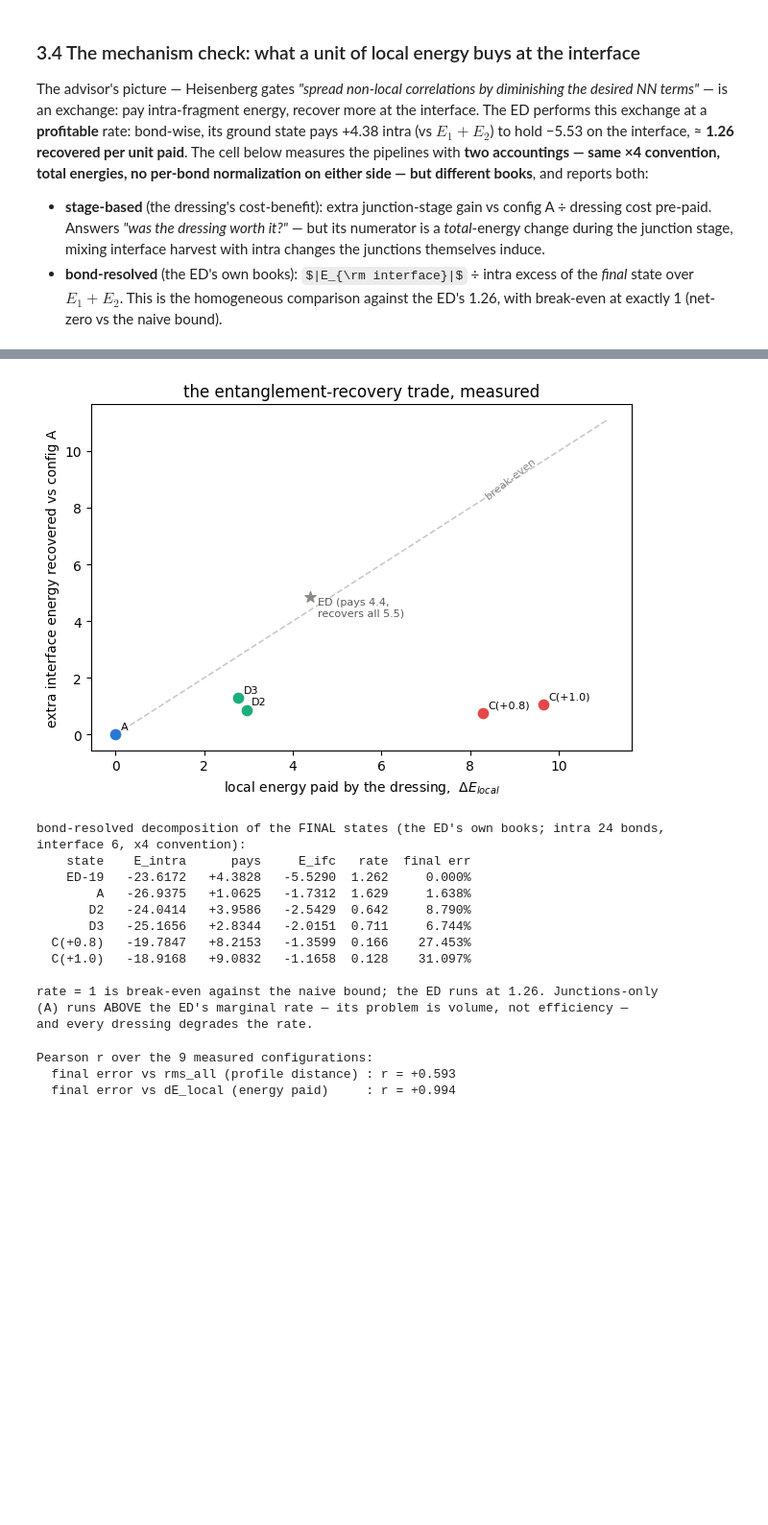
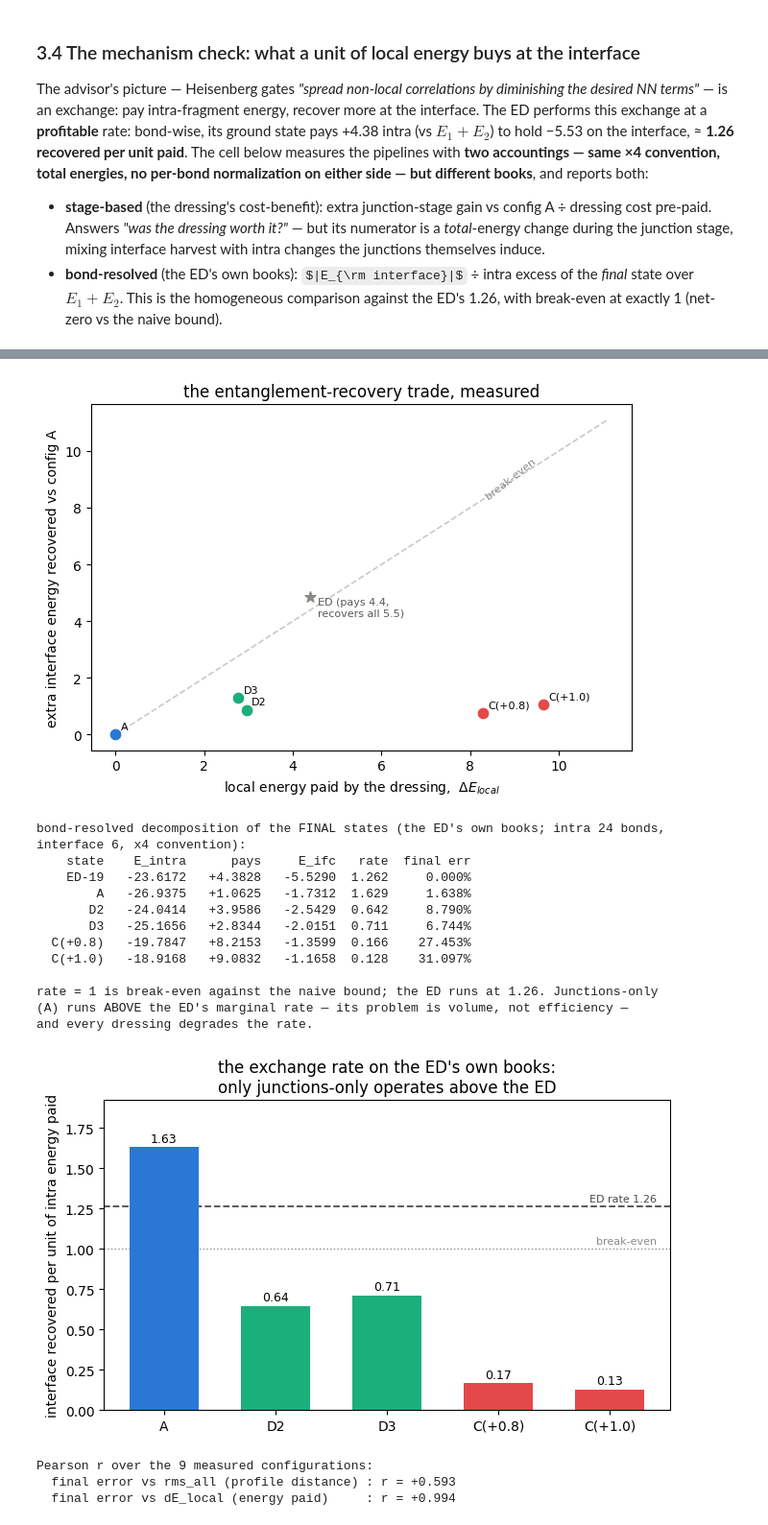
Before and after one commit to Julianaros/Kagome-DnC-VQE, a Jupyter notebook: 3_Task/ER_VQE_Kagome.ipynb, the cells around one changed output, grey strips where cells are left out. Shown at 96% size. Cells and saved outputs as stored; diff of their text form; code cells hidden in the pictures; some formulas as TeX source; blank space fills up the shorter version.

```diff
--- a/3_Task/ER_VQE_Kagome.ipynb
+++ b/3_Task/ER_VQE_Kagome.ipynb
@@ -660,12 +660,14 @@ plt.show()
 INTRA_B = [tuple(e) for e in dc.SUB1_EDGES] + [tuple(e) for e in dc.SUB2_EDGES]
 IFC_B = [tuple(e) for e in dc.INTERFACE_EDGES]
 
+rate_rows = []
 def ed_style(tag, psiF, run):
     eng = dc.RecombinationVQE(psiF, edges_full=edges_19)
     sch, _ = eng.schedule(run["reps"])
     be = eng.bond_energies(eng.statevector(run["x"], sch))
     e_in = sum(be[b] for b in INTRA_B); e_if = sum(be[b] for b in IFC_B)
     pay = e_in - (-28.0)
+    rate_rows.append((tag, abs(e_if) / pay))
     print(f"{tag:>9s} {e_in:>10.4f} {pay:>+9.4f} {e_if:>+9.4f} "
           f"{abs(e_if)/pay:>6.3f} {run['err_pct']:>9.3f}%")
 
@@ -673,8 +675,9 @@ print(f"\nbond-resolved decomposition of the FINAL states (the ED's own books; "
       f"intra 24 bonds, interface 6, x4 convention):")
 print(f"{'state':>9s} {'E_intra':>10s} {'pays':>9s} {'E_ifc':>9s} "
       f"{'rate':>6s} {'final err':>10s}")
+rate_ed = -e_ifc_ed / paid_ed
 print(f"{'ED-19':>9s} {e_r1_ed + e_nn_target:>10.4f} {paid_ed:>+9.4f} "
-      f"{e_ifc_ed:>+9.4f} {-e_ifc_ed/paid_ed:>6.3f} {0.0:>9.3f}%")
+      f"{e_ifc_ed:>+9.4f} {rate_ed:>6.3f} {0.0:>9.3f}%")
 ed_style("A", psiF_A, best_A)
 for r in recs_D:
     ed_style(f"D{r['reps_frag']}",
@@ -686,33 +689,57 @@ for r in recs_C:
         ed_style(f"C({r['lam']:+.1f})",
                  dc.embed_product(sv1, er.dressed_fragment_state(r["x_frag"],
                                                                  r["reps_frag"])),
                  min(r["runs_j"], key=lambda rr: rr["err_pct"]))
 print("\nrate = 1 is break-even against the naive bound; the ED runs at 1.26. "
       "Junctions-only\n(A) runs ABOVE the ED's marginal rate — its problem is "
       "volume, not efficiency —\nand every dressing degrades the rate.")
+
+# The headline chart: every pipeline's exchange rate on the ED's own books.
+fig, ax = plt.subplots(figsize=(6.8, 4.2))
+cols = {"A": C_R1, "D": C_R2, "C": C_IF}
+xs = np.arange(len(rate_rows))
+ax.bar(xs, [r for _, r in rate_rows],
+       color=[cols[t[0]] for t, _ in rate_rows], width=0.62, zorder=3)
+for x, (t, r) in zip(xs, rate_rows):
+    ax.text(x, r + 0.035, f"{r:.2f}", ha="center", fontsize=9)
+ax.axhline(rate_ed, color="#4a4a48", lw=1.3, ls="--", zorder=2)
+ax.axhline(1.0, color="#8a8a86", lw=1.0, ls=":", zorder=2)
+ax.text(xs[-1] + 0.42, rate_ed + 0.03, f"ED rate {rate_ed:.2f}",
+        color="#4a4a48", fontsize=8, ha="right")
+ax.text(xs[-1] + 0.42, 1.03, "break-even", color="#8a8a86", fontsize=8,
+        ha="right")
+ax.set_xticks(xs); ax.set_xticklabels([t for t, _ in rate_rows])
+ax.set_ylim(0, max(max(r for _, r in rate_rows), rate_ed) * 1.18)
+ax.set_ylabel("interface recovered per unit of intra energy paid")
+ax.set_title("the exchange rate on the ED's own books:\n"
+             "only junctions-only operates above the ED")
+fig.tight_layout(); fig.savefig(FIGURES / "er_rate_bars.png", dpi=150,
+                                bbox_inches="tight")
+plt.show()
 # %% [output]
 ED decomposition: intra R1 -14.0551 (pays +1.945), intra R2 -9.5621 (pays +2.438),
                   interface -5.5290  ->  pays +4.383 intra to gain -5.529: exchange rate 1.26 recovered per 1.0 paid
 
    config paid dE_local junction gain  extra vs A   rate  final err
         A       +0.0000       -0.6687     +0.0000    nan     1.638%
        D2       +2.9529       -1.5373     -0.8685  0.294     8.790%
        D3       +2.7698       -1.9504     -1.2817  0.463     6.744%
   C(+0.8)       +8.2923       -1.4369     -0.7681  0.093    27.453%
   C(+1.0)       +9.6427       -1.7253     -1.0565  0.110    31.097%
 [figure]
 bond-resolved decomposition of the FINAL states (the ED's own books; intra 24 bonds, interface 6, x4 convention):
     state    E_intra      pays     E_ifc   rate  final err
     ED-19   -23.6172   +4.3828   -5.5290  1.262     0.000%
         A   -26.9375   +1.0625   -1.7312  1.629     1.638%
        D2   -24.0414   +3.9586   -2.5429  0.642     8.790%
        D3   -25.1656   +2.8344   -2.0151  0.711     6.744%
   C(+0.8)   -19.7847   +8.2153   -1.3599  0.166    27.453%
   C(+1.0)   -18.9168   +9.0832   -1.1658  0.128    31.097%
 
 rate = 1 is break-even against the naive bound; the ED runs at 1.26. Junctions-only
 (A) runs ABOVE the ED's marginal rate — its problem is volume, not efficiency —
 and every dressing degrades the rate.
+[figure, added]
 # %%
 # --- P3: which property of the start predicts the final error? ----------------
 pts = [dict(tag="A", rms=rms_all_d, paid=0.0, err=best_A["err_pct"])]
```
Also changed, not shown: parts of 6 cells of this notebook, 7 other files.
